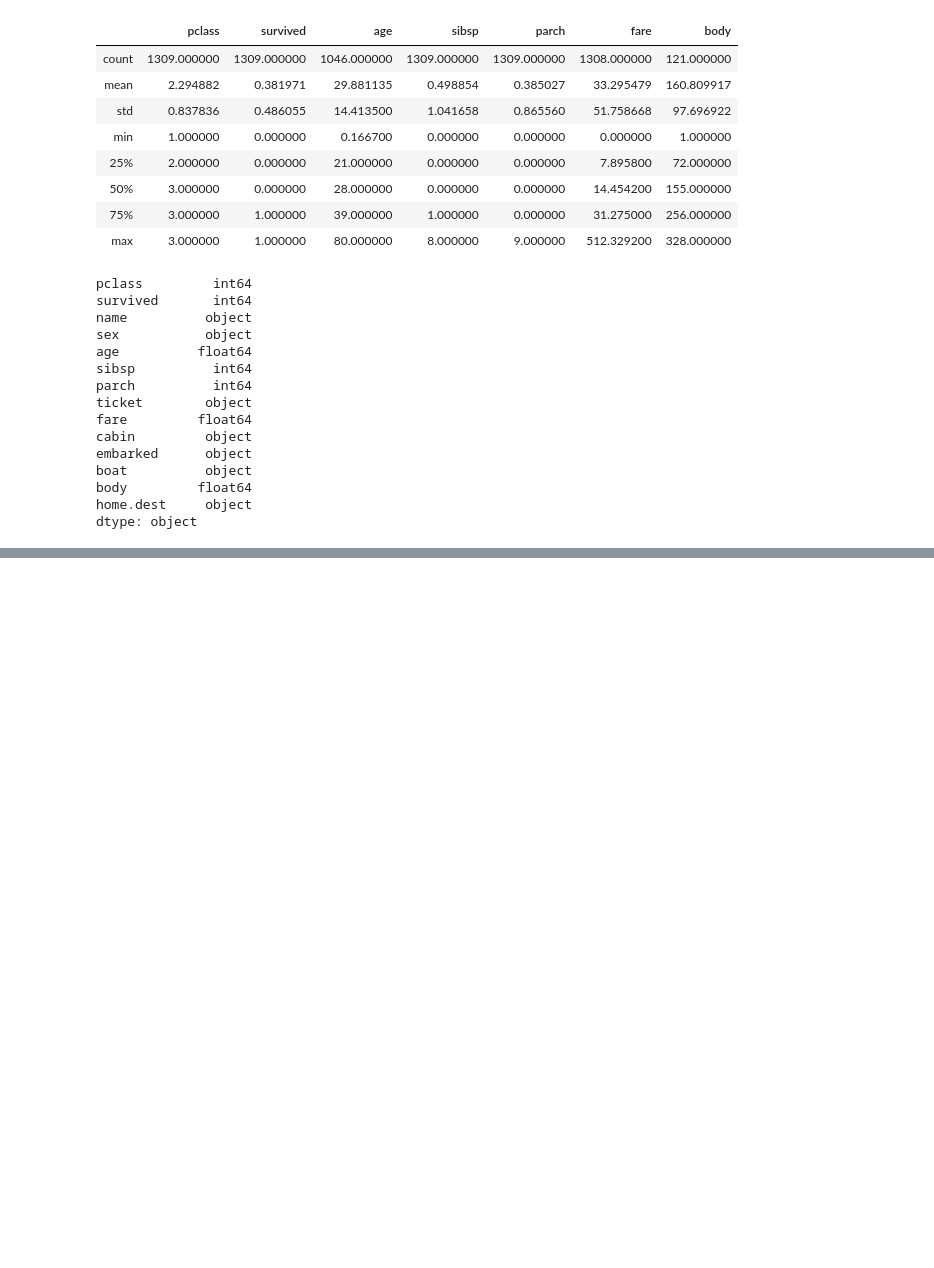
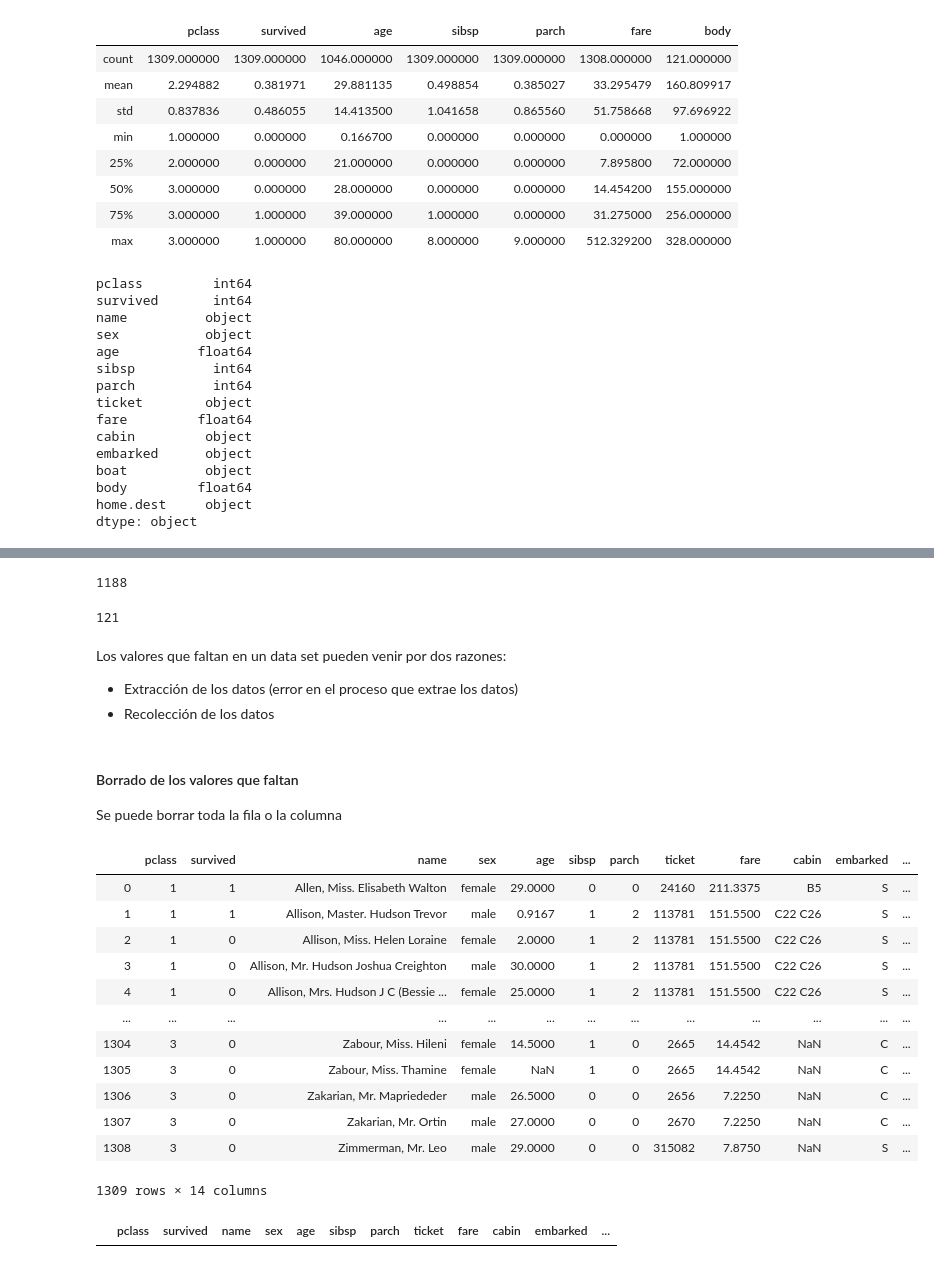
Before and after one commit to olivisoll/python_ML, a Jupyter notebook: notebooks/T1 - 2 - Data Cleaning - Analisis preliminar de los datos.ipynb, the cells around one changed output, grey strips where cells are left out. Drawn from its saved outputs; the diff is of its cells as text; code cells hidden in the pictures; blank space fills up the shorter version.

Commit message:
Data cleaning y plots

```diff
--- a/notebooks/T1 - 2 - Data Cleaning - Analisis preliminar de los datos.ipynb
+++ b/notebooks/T1 - 2 - Data Cleaning - Analisis preliminar de los datos.ipynb
@@ -82,0 +115,34 @@ dtype: object
+# %%
+pd.isnull(data["body"]).values.ravel().sum()
+#suma los true porque true=1, función ravel() lo pone en un único elemento de un array
+# %% [output]
+1188
+# %%
+pd.notnull(data["body"]).values.ravel().sum()
+# %% [output]
+121
+# %% [markdown]
+Los valores que faltan en un data set pueden venir por dos razones:
+* Extracción de los datos (error en el proceso que extrae los datos)
+* Recolección de los datos
+# %% [markdown]
+#### Borrado de los valores que faltan
+Se puede borrar toda la fila o la columna
+# %%
+data.dropna(axis=0, how="all")
+#axis = 0, borra la fila, axis=1, borra la columna
+#how="all", una fila será borrada si todas sus columnas son NaN o None
+# %% [output]
+|  | pclass | survived | name | sex | age | sibsp | parch | ticket | fare | cabin | embarked | ... |
+| 0 | 1 | 1 | Allen, Miss. Elisabeth Walton | female | 29.0000 | 0 | 0 | 24160 | 211.3375 | B5 | S | ... |
+| 1 | 1 | 1 | Allison, Master. Hudson Trevor | male | 0.9167 | 1 | 2 | 113781 | 151.5500 | C22 C26 | S | ... |
+| 2 | 1 | 0 | Allison, Miss. Helen Loraine | female | 2.0000 | 1 | 2 | 113781 | 151.5500 | C22 C26 | S | ... |
+| 3 | 1 | 0 | Allison, Mr. Hudson Joshua Creighton | male | 30.0000 | 1 | 2 | 113781 | 151.5500 | C22 C26 | S | ... |
+| 4 | 1 | 0 | Allison, Mrs. Hudson J C (Bessie ... | female | 25.0000 | 1 | 2 | 113781 | 151.5500 | C22 C26 | S | ... |
+| ... | ... | ... | ... | ... | ... | ... | ... | ... | ... | ... | ... | ... |
+| 1304 | 3 | 0 | Zabour, Miss. Hileni | female | 14.5000 | 1 | 0 | 2665 | 14.4542 | NaN | C | ... |
+| 1305 | 3 | 0 | Zabour, Miss. Thamine | female | NaN | 1 | 0 | 2665 | 14.4542 | NaN | C | ... |
+| 1306 | 3 | 0 | Zakarian, Mr. Mapriededer | male | 26.5000 | 0 | 0 | 2656 | 7.2250 | NaN | C | ... |
+| 1307 | 3 | 0 | Zakarian, Mr. Ortin | male | 27.0000 | 0 | 0 | 2670 | 7.2250 | NaN | C | ... |
+| 1308 | 3 | 0 | Zimmerman, Mr. Leo | male | 29.0000 | 0 | 0 | 315082 | 7.8750 | NaN | S | ... |
+1309 rows × 14 columns
@@ -82,0 +151,5 @@ dtype: object
+# %%
+data2.dropna(axis=0, how="any")
+# how="any", si alguna de las columnas es NaN or None, borra la fila
+# %% [output]
+|  | pclass | survived | name | sex | age | sibsp | parch | ticket | fare | cabin | embarked | ... |
```
Also changed, not shown: parts of 26 cells of this notebook, 1 other file.
